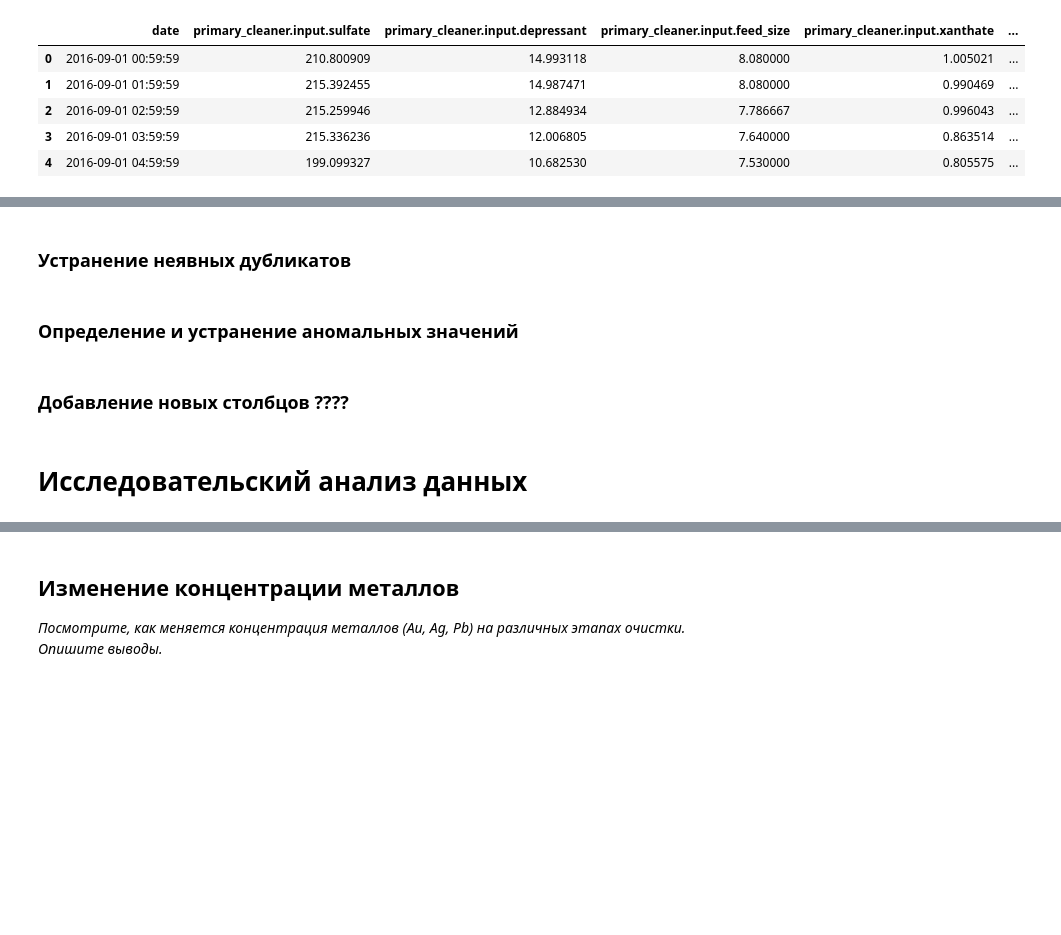
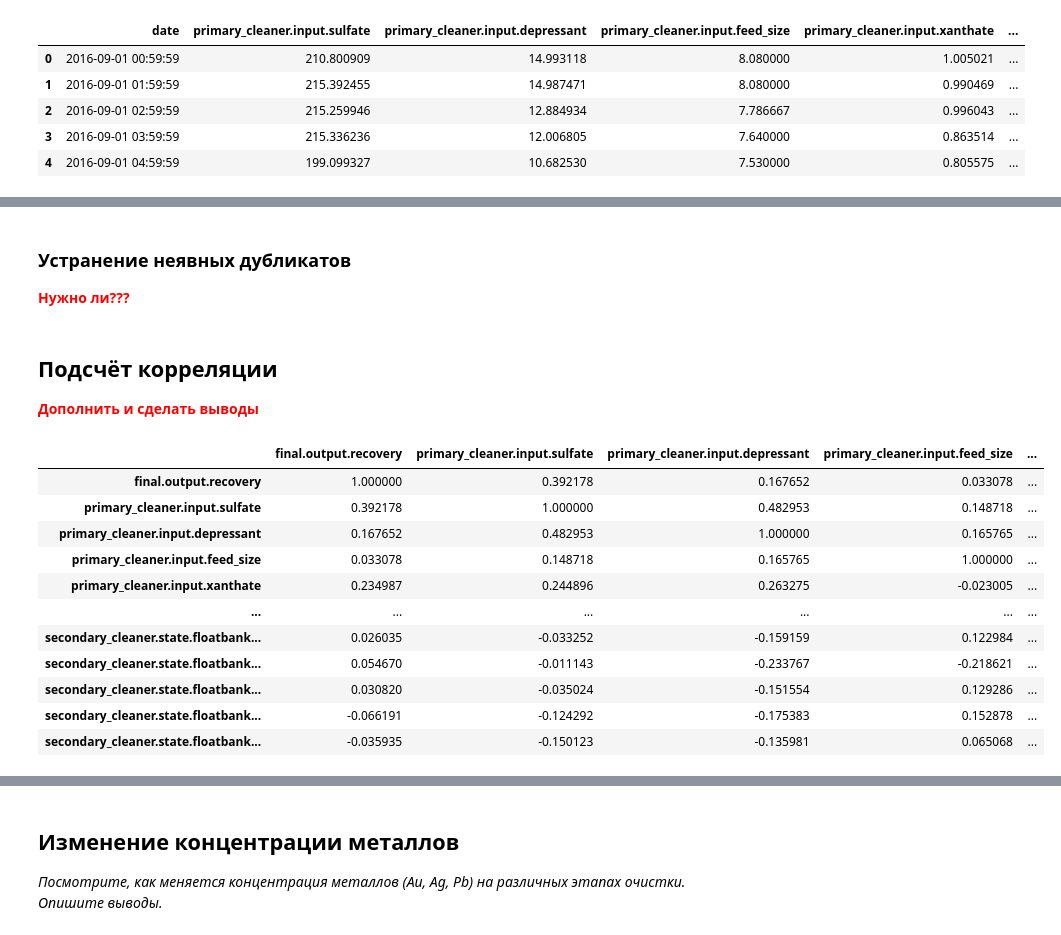
Before and after one commit to trofimovelijah/data-analysis-tools, a Jupyter notebook: 04-recovery_gold_from_ore.ipynb, the cells around one changed output, grey strips where cells are left out. Drawn from its saved outputs; the diff is of its cells as text; code cells hidden in the pictures; blank space fills up the shorter version.

```diff
--- a/04-recovery_gold_from_ore.ipynb
+++ b/04-recovery_gold_from_ore.ipynb
@@ -279,0 +347,2 @@ dtype: int64
+# %%
+data_train_clr = data_train_clr.interpolate(method='linear', inplace=False)
@@ -280,8 +373,23 @@ dtype: int64
 # %% [markdown]
 ### Устранение неявных дубликатов
+<font color='red'><strong>Нужно ли???</font></strong>
-# %% [markdown]
-### Определение и устранение аномальных значений
-# %% [markdown]
-### Добавление новых столбцов ????
-# %% [markdown]
-# Исследовательский анализ данных
+# %% [markdown]
+## Подсчёт корреляции
+<font color='red'><strong>Дополнить и сделать выводы</font></strong>
+# %%
+#pd.set_option('display.max_columns', None)
+correlation_matrix = data_train_clr.drop('date', axis=1).corr()
+correlation_matrix
+# %% [output]
+|  | final.output.recovery | primary_cleaner.input.sulfate | primary_cleaner.input.depressant | primary_cleaner.input.feed_size | ... |
+| final.output.recovery | 1.000000 | 0.392178 | 0.167652 | 0.033078 | ... |
+| primary_cleaner.input.sulfate | 0.392178 | 1.000000 | 0.482953 | 0.148718 | ... |
+| primary_cleaner.input.depressant | 0.167652 | 0.482953 | 1.000000 | 0.165765 | ... |
+| primary_cleaner.input.feed_size | 0.033078 | 0.148718 | 0.165765 | 1.000000 | ... |
+| primary_cleaner.input.xanthate | 0.234987 | 0.244896 | 0.263275 | -0.023005 | ... |
+| ... | ... | ... | ... | ... | ... |
+| secondary_cleaner.state.floatbank... | 0.026035 | -0.033252 | -0.159159 | 0.122984 | ... |
+| secondary_cleaner.state.floatbank... | 0.054670 | -0.011143 | -0.233767 | -0.218621 | ... |
+| secondary_cleaner.state.floatbank... | 0.030820 | -0.035024 | -0.151554 | 0.129286 | ... |
+| secondary_cleaner.state.floatbank... | -0.066191 | -0.124292 | -0.175383 | 0.152878 | ... |
+| secondary_cleaner.state.floatbank... | -0.035935 | -0.150123 | -0.135981 | 0.065068 | ... |
```
Also changed, not shown: parts of 33 cells of this notebook.
